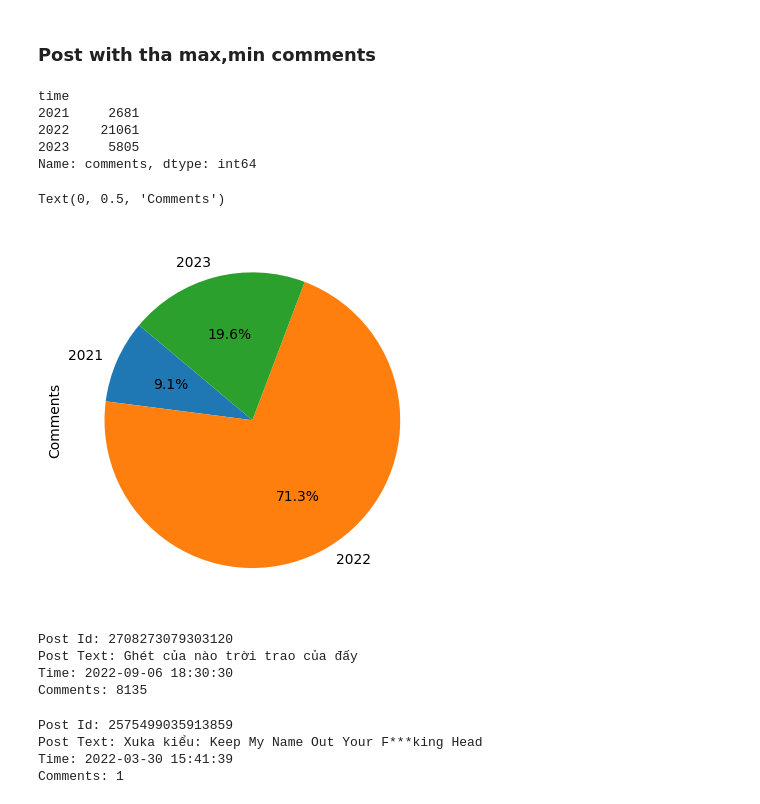
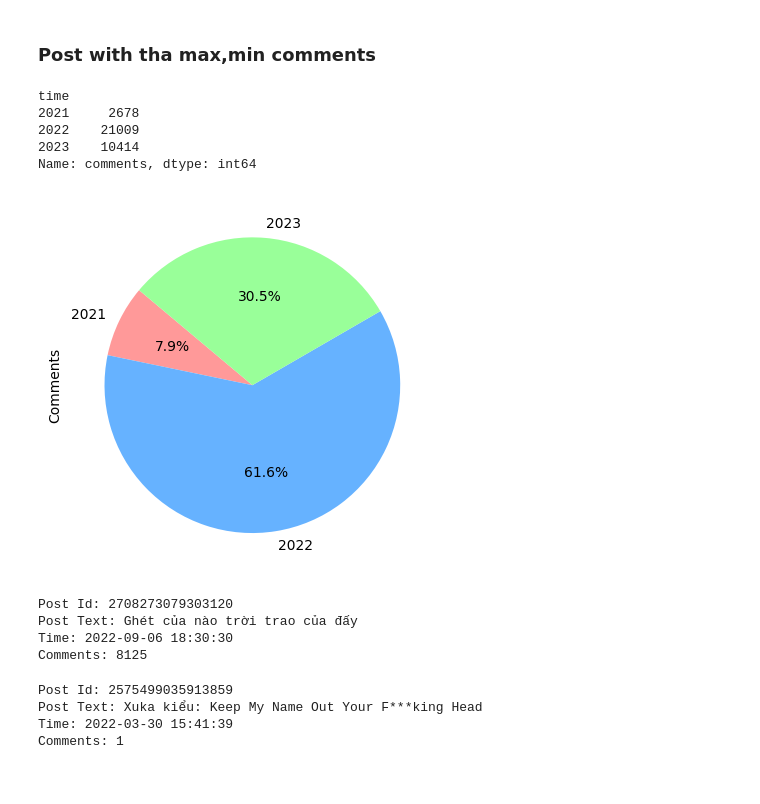
Before and after one commit to quankaka11/BaiTapCuoiKi, a Jupyter notebook: Preprocessing,Statistics and Visualization.ipynb, the cells around one changed output. Drawn from its saved outputs; the diff is of its cells as text; code cells hidden in the pictures.

```diff
--- a/Preprocessing,Statistics and Visualization.ipynb
+++ b/Preprocessing,Statistics and Visualization.ipynb
@@ -38,7 +38,7 @@ import matplotlib.pyplot as plt
 import seaborn as sns
 import json
 # %%
-post_df_full = pd.read_csv("C:/FinalProject/DoraemonVN.csv")
+post_df_full = pd.read_excel("C:/FinalProject/DoraemonVietNam.xlsx")
 post_df_full.info()
 # %% [output]
 <class 'pandas.core.frame.DataFrame'>
@@ -512,18 +547,25 @@ y_com = post_df_full.groupby(post_df_full["time"].dt.year)['comments'].sum()
 y_com
 # %% [output]
 time
-2021     2681
-2022    21061
-2023     5805
+2021     2678
+2022    21009
+2023    10414
 Name: comments, dtype: int64
 # %%
+# Assuming sizes and labels are your data
 sizes = y_com.values
 labels = y_com.index
-plt.pie(sizes, labels=labels, autopct='%1.1f%%', startangle=140)
+
+# Choose a pastel color palette
+pastel_colors = ['#FF9999', '#66B2FF', '#99FF99', '#FFCC99']
+
+# Plot the pie chart with the chosen color palette
+plt.pie(sizes, labels=labels, autopct='%1.1f%%', startangle=140, colors=pastel_colors)
 plt.ylabel("Comments")
+
+plt.show()
 # %% [output]
-Text(0, 0.5, 'Comments')
-[figure, old version]
+[figure, new version]
 # %%
 
 max_reaction_row = post_df_full.loc[post_df_full["comments"].idxmax()]
@@ -541,7 +583,7 @@ print(f"Comments: {reaction_comments}")
 Post Id: 2708273079303120
 Post Text: Ghét của nào trời trao của đấy
 Time: 2022-09-06 18:30:30
-Comments: 8135
+Comments: 8125
 # %%
 
 max_reaction_row = post_df_full.loc[post_df_full["comments"].idxmin()]
```
Also changed, not shown: parts of 56 cells of this notebook, 6 other files.
